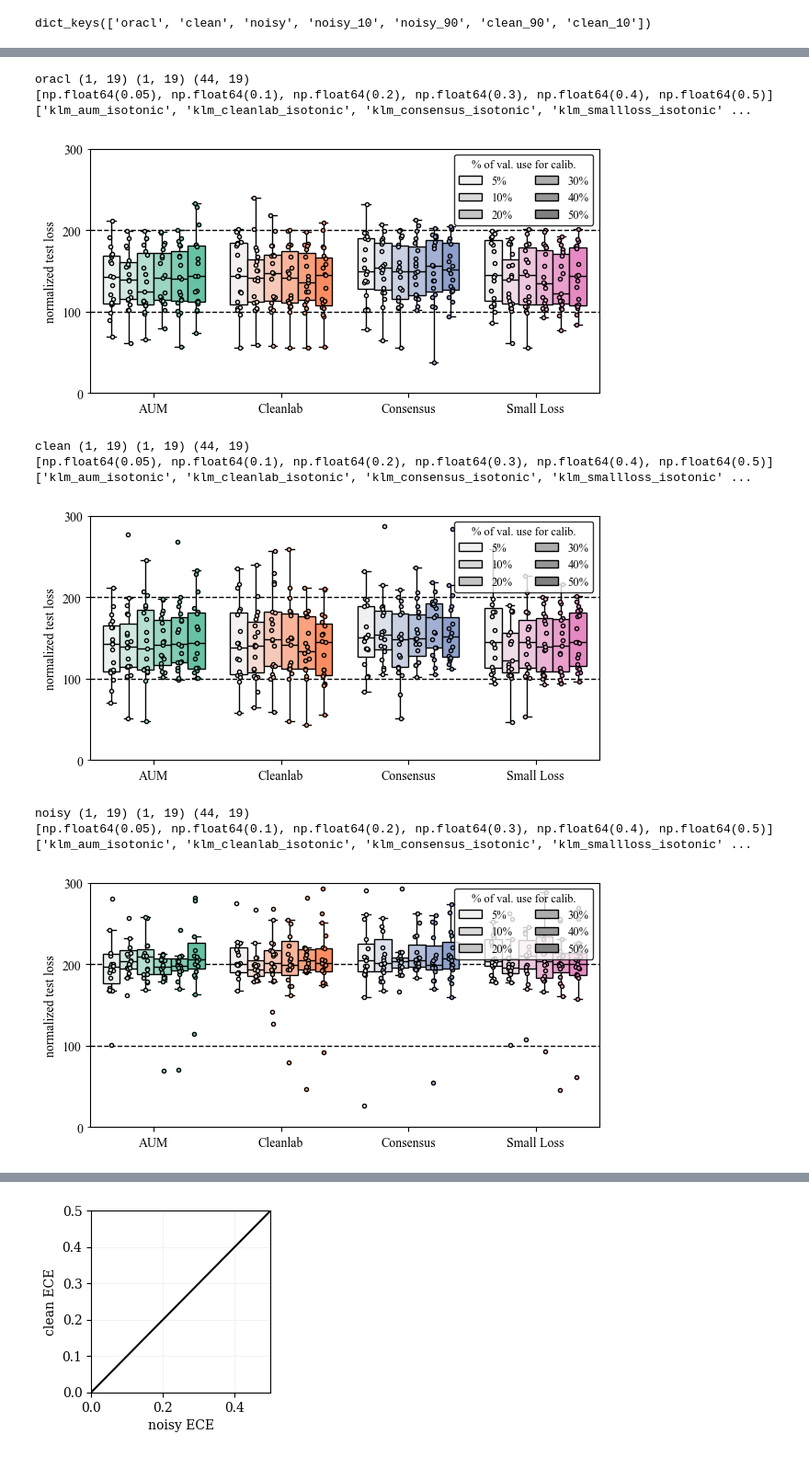
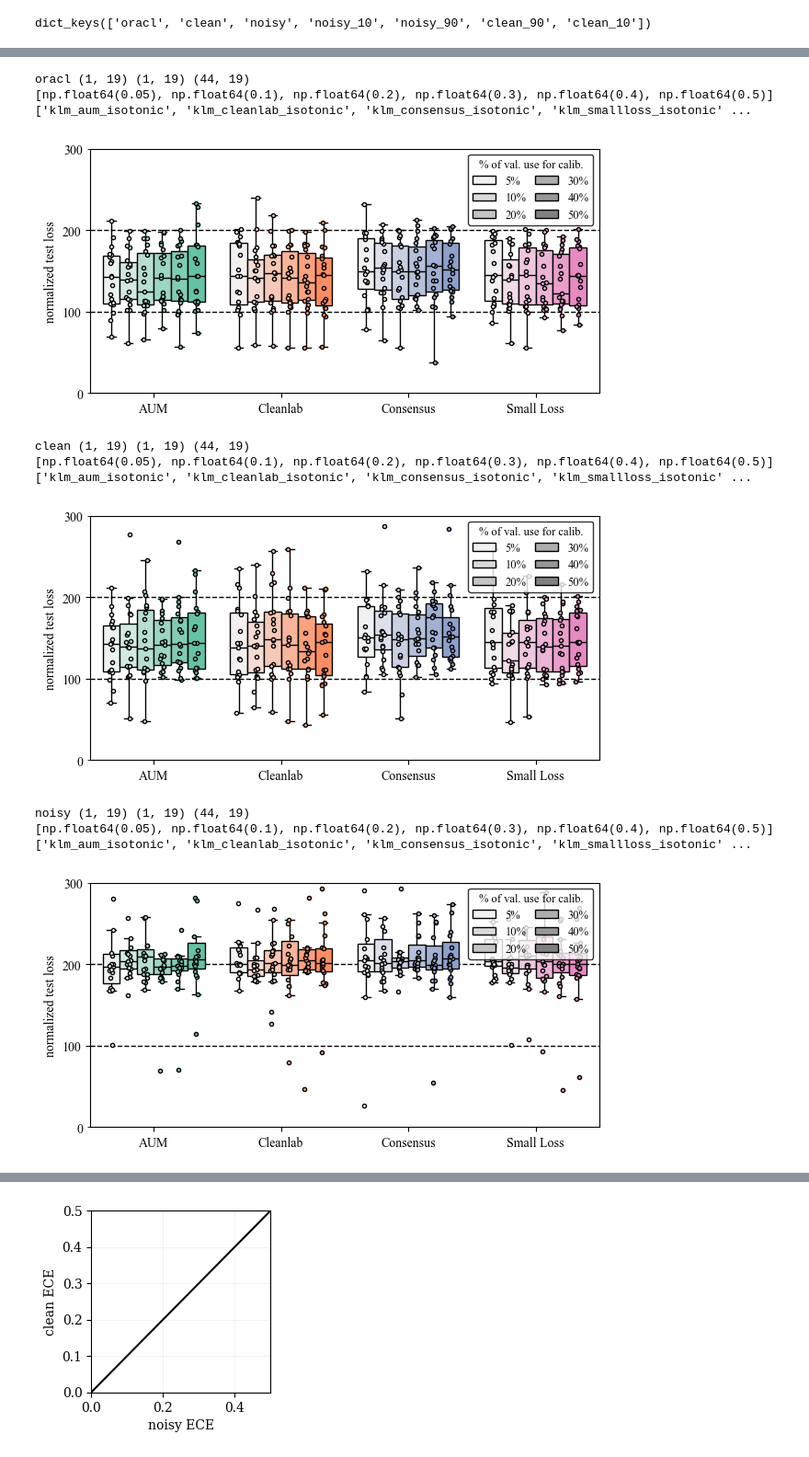
Before and after one commit to Orange-OpenSource/mislabeled-benchmark, a Jupyter notebook: analysis_calib.ipynb, the cells around one changed output, grey strips where cells are left out. Shown at 92% size. Cells and saved outputs as stored; diff of their text form; code cells hidden in the pictures.

```diff
--- a/analysis_calib.ipynb
+++ b/analysis_calib.ipynb
@@ -1007,39 +1011,40 @@ for k, r in results_cv.items():
         ],
         loc="upper right",
         ncol=2,
         fontsize=9,
         title="% of val. use for calib.",
         title_fontsize=9,
         edgecolor="black",
+        columnspacing=0.8
     )
 
     # noise_str = "NCAR" if prefix.split("/")[0] == "noise" else "NNAR"
     # classif_str = (
     #     "Linear Classifier"
     #     if prefix.split("/")[1] == "klm"
     #     else "Gradient Boosting Classifier"
     # )
     # # plt.suptitle(f"{hp_tune_str[k]}")
     # # plt.suptitle(
     # #     f"{noise_str} | {strategy_str[exp_alt]} | {classif_str} | {hp_tune_str[k]}"
     # # )
 
     if not os.path.exists("figures/calib_size"):
         # os.mkdir("figures")
         os.mkdir("figures/calib_size/")
 
     tf.savefig(f"figures/calib_size/{prefix.replace('/', '_')}_{exp_alt}_{k}_{metric}")
 
     plt.show()
 # %% [output]
 oracl (1, 19) (1, 19) (44, 19)
 [np.float64(0.05), np.float64(0.1), np.float64(0.2), np.float64(0.3), np.float64(0.4), np.float64(0.5)] ['klm_aum_isotonic', 'klm_cleanlab_isotonic', 'klm_consensus_isotonic', 'klm_smallloss_isotonic' ...
-[figure, old version]
+[figure, new version]
 clean (1, 19) (1, 19) (44, 19)
 [np.float64(0.05), np.float64(0.1), np.float64(0.2), np.float64(0.3), np.float64(0.4), np.float64(0.5)] ['klm_aum_isotonic', 'klm_cleanlab_isotonic', 'klm_consensus_isotonic', 'klm_smallloss_isotonic' ...
-[figure, old version]
+[figure, new version]
 noisy (1, 19) (1, 19) (44, 19)
 [np.float64(0.05), np.float64(0.1), np.float64(0.2), np.float64(0.3), np.float64(0.4), np.float64(0.5)] ['klm_aum_isotonic', 'klm_cleanlab_isotonic', 'klm_consensus_isotonic', 'klm_smallloss_isotonic' ...
-[figure, old version]
+[figure, new version]
 noisy_10 (1, 19) (1, 19) (34, 19)
 [np.float64(0.05), np.float64(0.1), np.float64(0.2), np.float64(0.3), np.float64(0.4), np.float64(0.5)] ['klm_aum_isotonic', 'klm_cleanlab_isotonic', 'klm_smallloss_isotonic']
```
Also changed, not shown: parts of 12 cells of this notebook, 3 other files.
